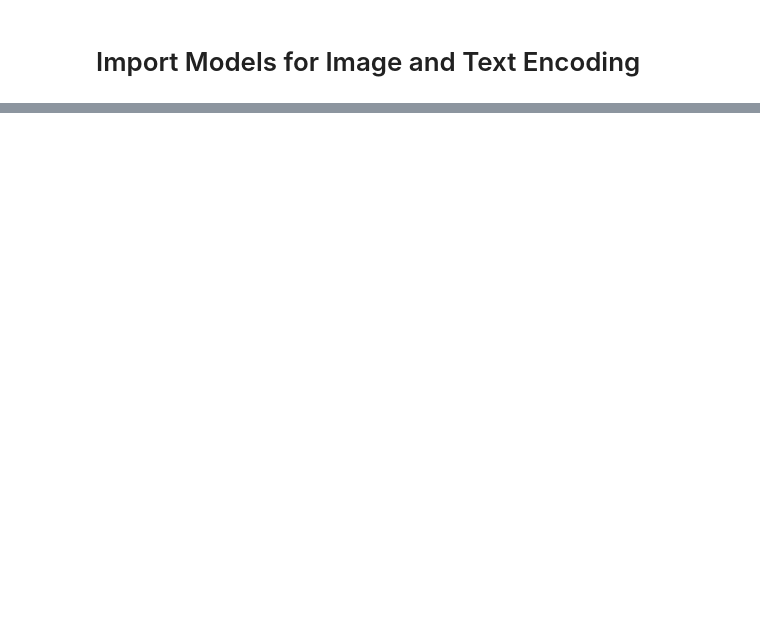
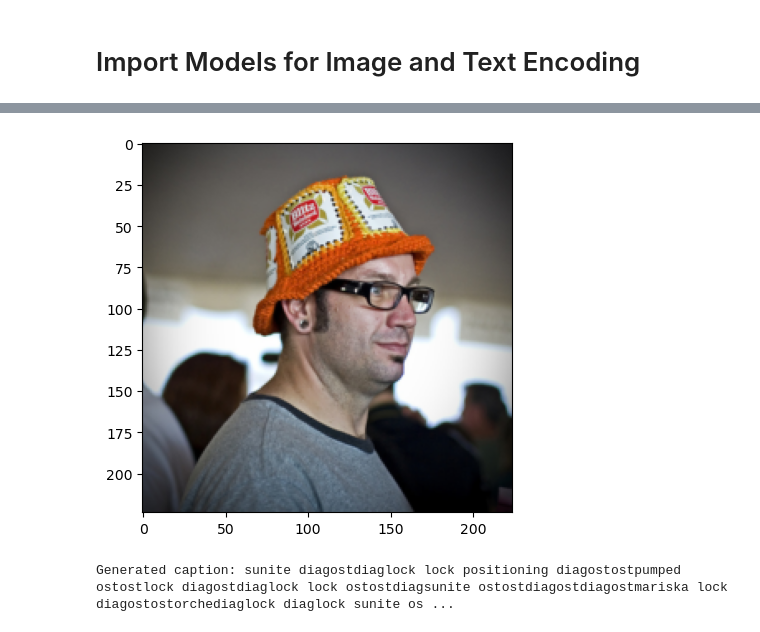
Before and after one commit to Joshua192/multimodal-transformer, a Jupyter notebook: models/decoder_transformer.ipynb, the cells around one changed output, grey strips where cells are left out. Drawn from its saved outputs; the diff is of its cells as text; code cells hidden in the pictures; blank space fills up the shorter version.

```diff
--- a/models/decoder_transformer.ipynb
+++ b/models/decoder_transformer.ipynb
@@ -394,0 +396,30 @@ def generate_caption(model, image_feats, tokenizer, max_len=20):
+# %%
+def infer_caption(PIL_Image, image_encoder, decoder, tokenizer, device):
+
+    image_tensor = image_transform(PIL_Image).unsqueeze(0).to(device)
+    # Extract image features
+    with torch.no_grad():
+        memory = image_encoder(image_tensor)
+
+    # Start with <BOS> token
+    generated = torch.full((1, 1), tokenizer.bos_token_id, dtype=torch.long).to(device)
+
+    for _ in range(78):
+        tgt_mask = create_causal_mask(generated.size(1)).to(device)
+        output = decoder(generated, memory, tgt_mask=tgt_mask)
+        next_token = output[:, -1, :].argmax(-1).unsqueeze(1)
+        generated = torch.cat((generated, next_token), dim=1)
+
+        if next_token.item() == tokenizer.eos_token_id:
+            break
+
+    caption = tokenizer.decode(generated.squeeze(), skip_special_tokens=True)
+    return caption
+# %%
+
+caption = infer_caption(test_df['image'][0], image_encoder, decoder, tokenizer, device)
+image_show(test_df['image'][0])
+print("Generated caption:", caption)
+# %% [output]
+[figure, added]
+Generated caption: sunite diagostdiaglock lock positioning diagostostpumped ostostlock diagostdiaglock lock ostostdiagsunite ostostdiagostdiagostmariska lock diagostostorchediaglock diaglock sunite os ...
```
Also changed, not shown: parts of 27 cells of this notebook, 2 other files.
